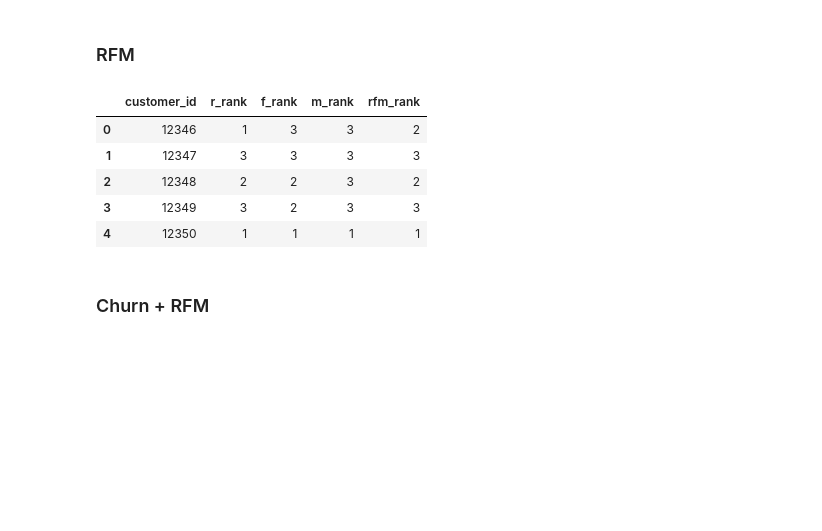
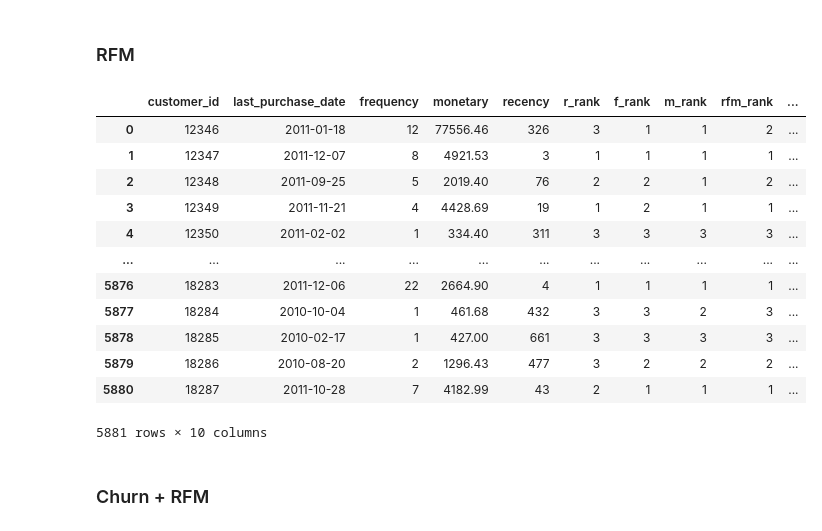
Before and after one commit to rbennum/retail-analytics-pipeline, a Jupyter notebook: analysis.ipynb, the cells around one changed output. Cells and saved outputs as stored; diff of their text form; code cells hidden in the pictures; blank space fills up the shorter version.

```diff
--- a/analysis.ipynb
+++ b/analysis.ipynb
@@ -6,7 +8,9 @@ import pandas as pd
 df_fct = (
     pd.read_csv('data/fct_sales.csv')
     .assign(
-        purchase_timestamp=lambda x: pd.to_datetime(x['purchase_timestamp'], format='%Y-%m-%d %H:%M:%S')
+        purchase_timestamp=lambda x: pd.to_datetime(x['purchase_timestamp'], format='%Y-%m-%d %H:%M:%S'),
+        invoice_id=lambda x: x['invoice_id'].astype('str'),
+        customer_id=lambda x: x['customer_id'].astype('str')
     )
 )
 df_fct.info()
@@ -203,52 +177,62 @@ Monetary:
 
 RFM Rank:
 - Calculate each of the R, F, M rank
 - Classify into 3 group since the total of unique customers < 30k
 - Calculate the average of each of the R, F, M rank
 - Round the final rank
 """
 
-snapshot_date = df_fct['purchase_timestamp'].max() + timedelta(days=1)
 df_rfm = (
     df_fct
     .assign(
+        date_id=lambda x: pd.to_datetime(x['date_id']),
         sales=lambda x: x['order_amt'] * x['product_price']
     )
     .groupby('customer_id', as_index=False)
     .agg(
-        last_purchase_date=('purchase_timestamp', 'max'),
+        last_purchase_date=('date_id', 'max'),
         # frequency
         frequency=('invoice_id', 'nunique'),
         # monetary
         monetary=('sales', 'sum')
     )
     .assign(
         # recency
-        recency=lambda x: (snapshot_date - x['last_purchase_date']).dt.days,
-        # R rank
-        r_rank=lambda x: pd.qcut(x['recency'], q=3, labels=[3, 2, 1]),
-        # F rank
-        f_rank=lambda x: pd.qcut(x['frequency'], q=3, labels=[1, 2, 3]),
-        # M rank
-        m_rank=lambda x: pd.qcut(x['monetary'], q=3, labels=[1, 2, 3]),
-        # RFM rank
+        recency=lambda x: (
+            (x['last_purchase_date'].max() + timedelta(days=1)) - x['last_purchase_date']
+        ).dt.days,
+        r_rank=lambda x: pd.qcut(x['recency'], q=3, labels=[1, 2, 3]),
+        f_rank=lambda x: pd.qcut(x['frequency'].rank(method='first'), q=3, labels=[3, 2, 1]),
+        m_rank=lambda x: pd.qcut(x['monetary'].rank(method='first'), q=3, labels=[3, 2, 1]),
         rfm_rank=lambda x: (
             x.loc[:, ['r_rank', 'f_rank', 'm_rank']]
             .mean(axis=1)
             .round()
             .astype('Int32')
-        )
+        ),
+        segment=lambda x: x['rfm_rank'].map({
+            1: 'High-value Customers',
+            2: 'Mid-value Customers',
+            3: 'Low-value Customers'
+        })
     )
-    .loc[:, ['customer_id', 'r_rank', 'f_rank', 'm_rank', 'rfm_rank']]
 )
-display(df_rfm.head())
+
+display(df_rfm)
 # %% [output]
-|  | customer_id | r_rank | f_rank | m_rank | rfm_rank |
-| 0 | 12346 | 1 | 3 | 3 | 2 |
-| 1 | 12347 | 3 | 3 | 3 | 3 |
-| 2 | 12348 | 2 | 2 | 3 | 2 |
-| 3 | 12349 | 3 | 2 | 3 | 3 |
-| 4 | 12350 | 1 | 1 | 1 | 1 |
+|  | customer_id | last_purchase_date | frequency | monetary | recency | r_rank | f_rank | m_rank | rfm_rank | ... |
+| 0 | 12346 | 2011-01-18 | 12 | 77556.46 | 326 | 3 | 1 | 1 | 2 | ... |
+| 1 | 12347 | 2011-12-07 | 8 | 4921.53 | 3 | 1 | 1 | 1 | 1 | ... |
+| 2 | 12348 | 2011-09-25 | 5 | 2019.40 | 76 | 2 | 2 | 1 | 2 | ... |
+| 3 | 12349 | 2011-11-21 | 4 | 4428.69 | 19 | 1 | 2 | 1 | 1 | ... |
+| 4 | 12350 | 2011-02-02 | 1 | 334.40 | 311 | 3 | 3 | 3 | 3 | ... |
+| ... | ... | ... | ... | ... | ... | ... | ... | ... | ... | ... |
+| 5876 | 18283 | 2011-12-06 | 22 | 2664.90 | 4 | 1 | 1 | 1 | 1 | ... |
+| 5877 | 18284 | 2010-10-04 | 1 | 461.68 | 432 | 3 | 3 | 2 | 3 | ... |
+| 5878 | 18285 | 2010-02-17 | 1 | 427.00 | 661 | 3 | 3 | 3 | 3 | ... |
+| 5879 | 18286 | 2010-08-20 | 2 | 1296.43 | 477 | 3 | 2 | 2 | 2 | ... |
+| 5880 | 18287 | 2011-10-28 | 7 | 4182.99 | 43 | 2 | 1 | 1 | 1 | ... |
+5881 rows × 10 columns
 # %% [markdown]
 ### Churn + RFM
 # %%
```
Also changed, not shown: parts of 10 cells of this notebook.
